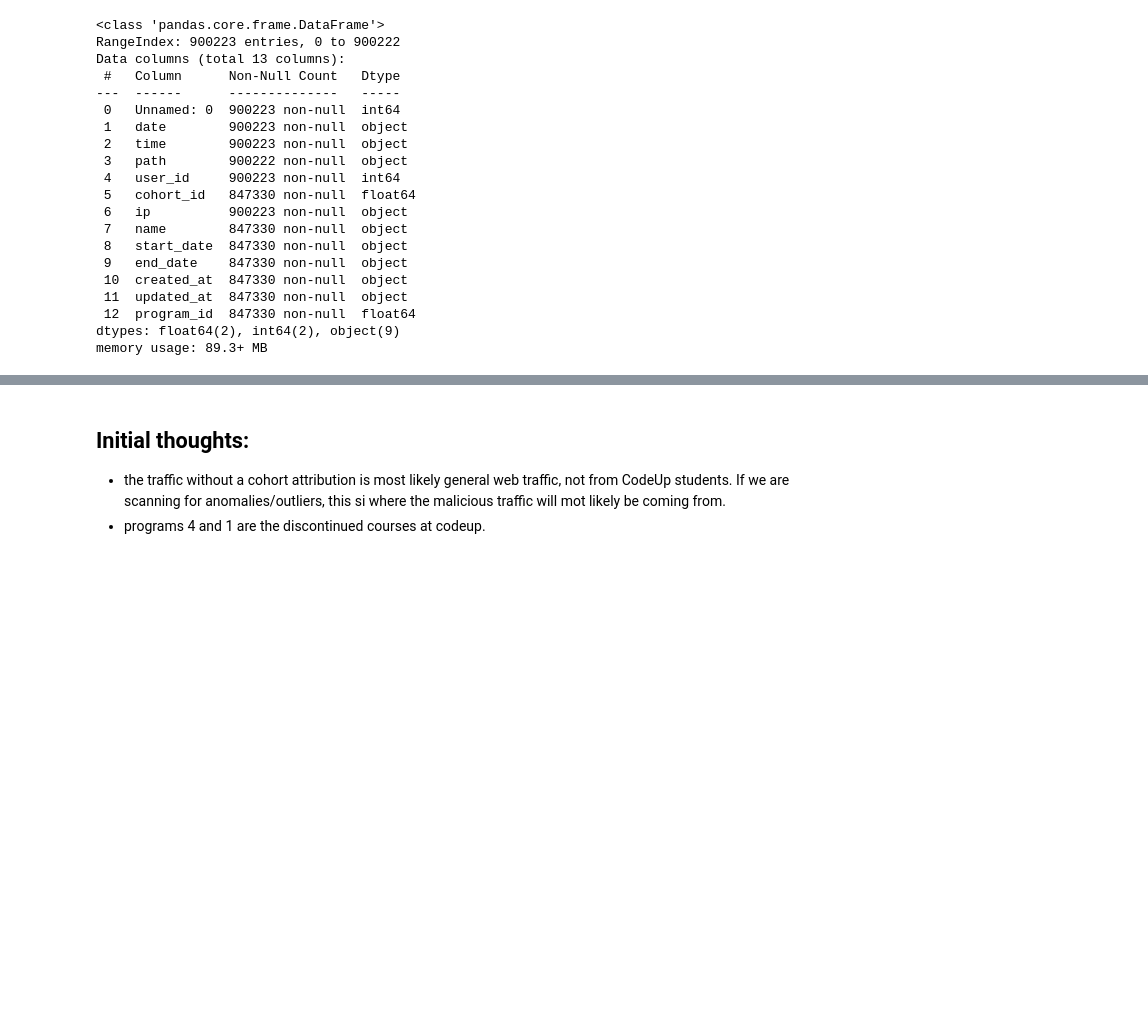
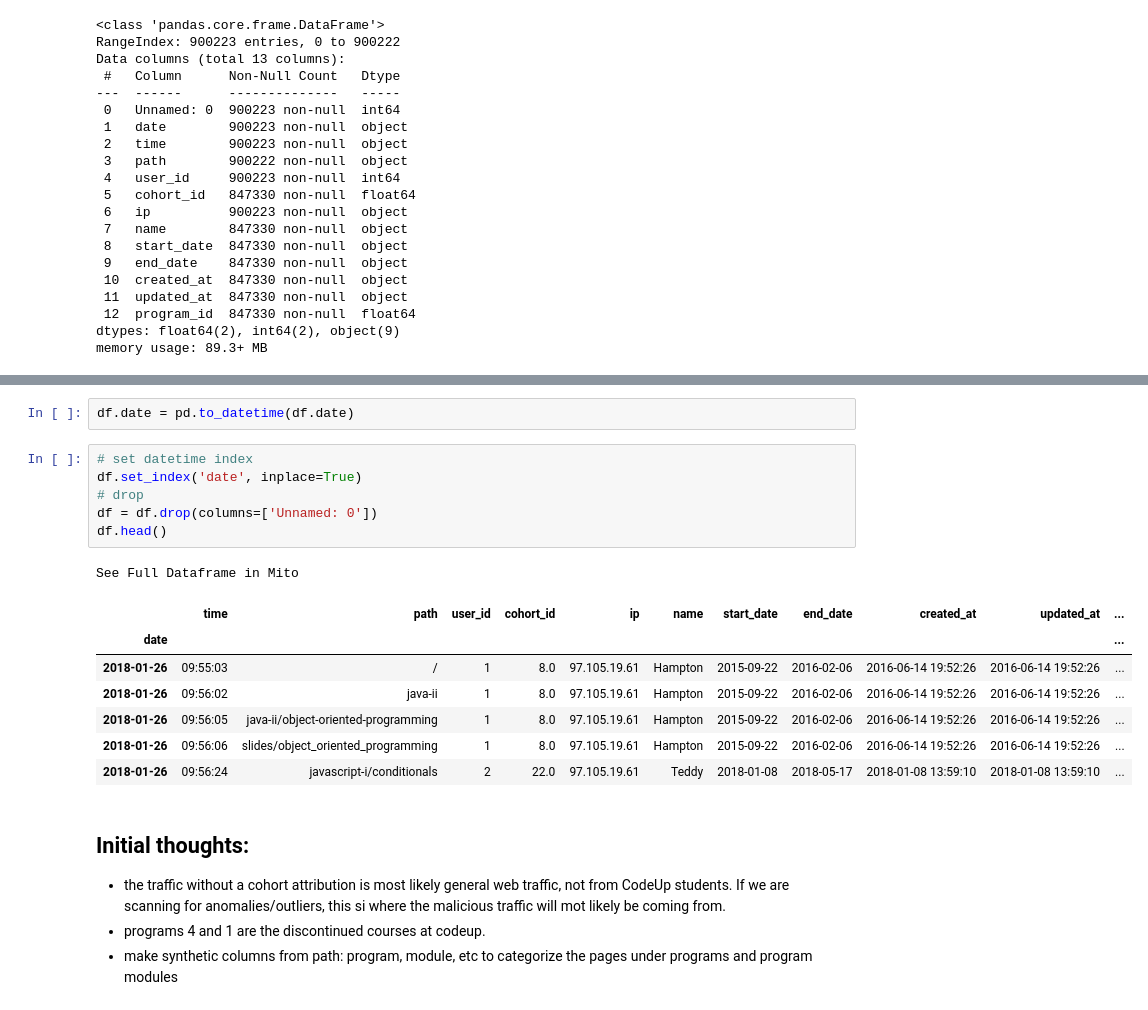
Before and after one commit to bowen-lindsey-shiben-turner/anamoly-detection, a Jupyter notebook: fred_lindsey_acquire_scratch.ipynb, the cells around one changed output, grey strips where cells are left out. Saved outputs shown, nothing was run; the diff lists cells and outputs as text; blank space fills up the shorter version.

```diff
--- a/fred_lindsey_acquire_scratch.ipynb
+++ b/fred_lindsey_acquire_scratch.ipynb
@@ -206,4 +206,22 @@ See Full Dataframe in Mito
+# %%
+df.date = pd.to_datetime(df.date)
+# %%
+# set datetime index
+df.set_index('date', inplace=True)
+# drop
+df = df.drop(columns=['Unnamed: 0'])
+df.head()
+# %% [output]
+See Full Dataframe in Mito
+|  | time | path | user_id | cohort_id | ip | name | start_date | end_date | created_at | updated_at | ... |
+| date |  |  |  |  |  |  |  |  |  |  | ... |
+| 2018-01-26 | 09:55:03 | / | 1 | 8.0 | 97.105.19.61 | Hampton | 2015-09-22 | 2016-02-06 | 2016-06-14 19:52:26 | 2016-06-14 19:52:26 | ... |
+| 2018-01-26 | 09:56:02 | java-ii | 1 | 8.0 | 97.105.19.61 | Hampton | 2015-09-22 | 2016-02-06 | 2016-06-14 19:52:26 | 2016-06-14 19:52:26 | ... |
+| 2018-01-26 | 09:56:05 | java-ii/object-oriented-programming | 1 | 8.0 | 97.105.19.61 | Hampton | 2015-09-22 | 2016-02-06 | 2016-06-14 19:52:26 | 2016-06-14 19:52:26 | ... |
+| 2018-01-26 | 09:56:06 | slides/object_oriented_programming | 1 | 8.0 | 97.105.19.61 | Hampton | 2015-09-22 | 2016-02-06 | 2016-06-14 19:52:26 | 2016-06-14 19:52:26 | ... |
+| 2018-01-26 | 09:56:24 | javascript-i/conditionals | 2 | 22.0 | 97.105.19.61 | Teddy | 2018-01-08 | 2018-05-17 | 2018-01-08 13:59:10 | 2018-01-08 13:59:10 | ... |
 # %% [markdown]
 ## Initial thoughts:
 - the traffic without a cohort attribution is most likely general web traffic, not from CodeUp students. If we are scanning for anomalies/outliers, this si where the malicious traffic will mot likely be coming from.
 - programs 4 and 1 are the discontinued courses at codeup.
+- make synthetic columns from path: program, module, etc to categorize the pages under programs and program modules
```
Also changed, not shown: parts of 1 cell of this notebook.
